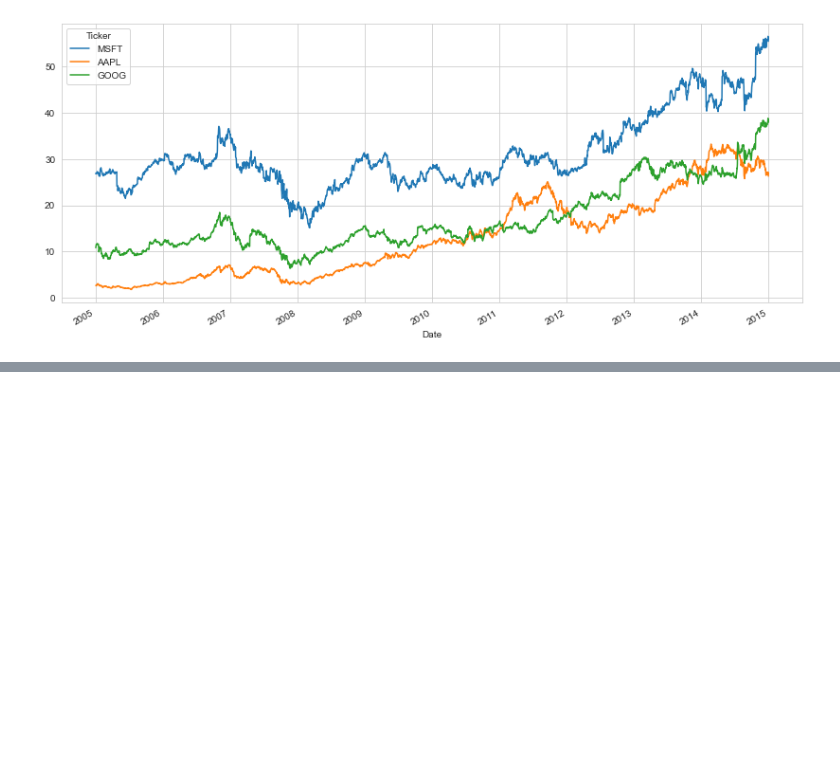
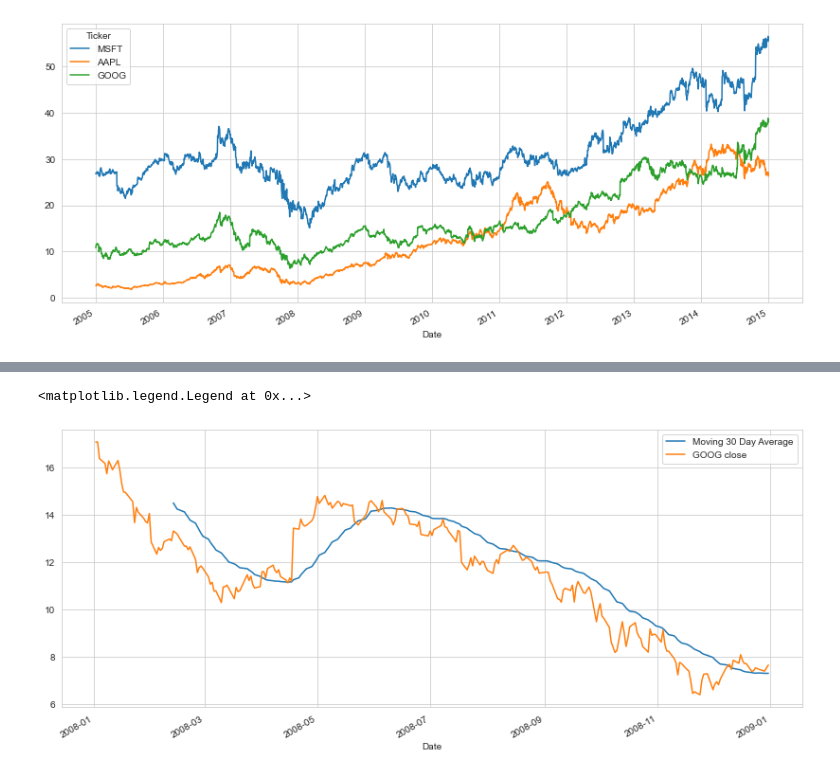
Before and after one commit to aamirmohiuddin38/Python---Data-Analysis, a Jupyter notebook: EDA Projects/Finance Data Project.ipynb, the cells around one changed output, grey strips where cells are left out. Cells and saved outputs as stored; diff of their text form; code cells hidden in the pictures; blank space fills up the shorter version.

Commit message:
Moving averages and Heatmap

```diff
--- a/EDA Projects/Finance Data Project.ipynb
+++ b/EDA Projects/Finance Data Project.ipynb
@@ -321,0 +342,10 @@ tech_stocks.xs(key='Close', axis=1, level='Stock Info').plot(figsize=(14,6))
+# %%
+# Moving average
+plt.figure(figsize=(14,6))
+GOOG['Close']['2008-01-01':'2008-12-31'].rolling(window=30).mean().plot(label='Moving 30 Day Average')
+GOOG['Close']['2008-01-01':'2008-12-31'].plot(label='GOOG close')
+
+plt.legend()
+# %% [output]
+<matplotlib.legend.Legend at 0x...>
+[figure, added]
```
Also changed, not shown: parts of 6 cells of this notebook.
